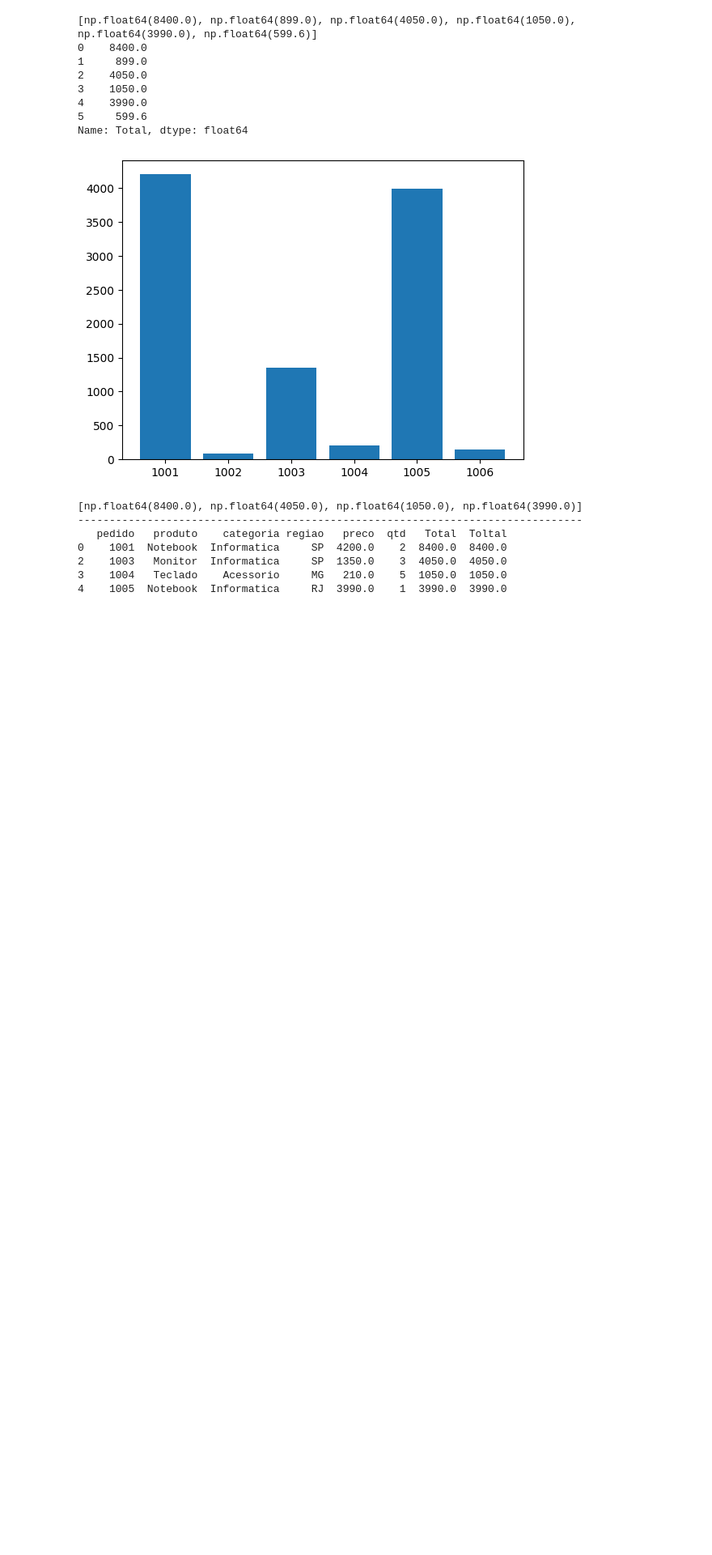
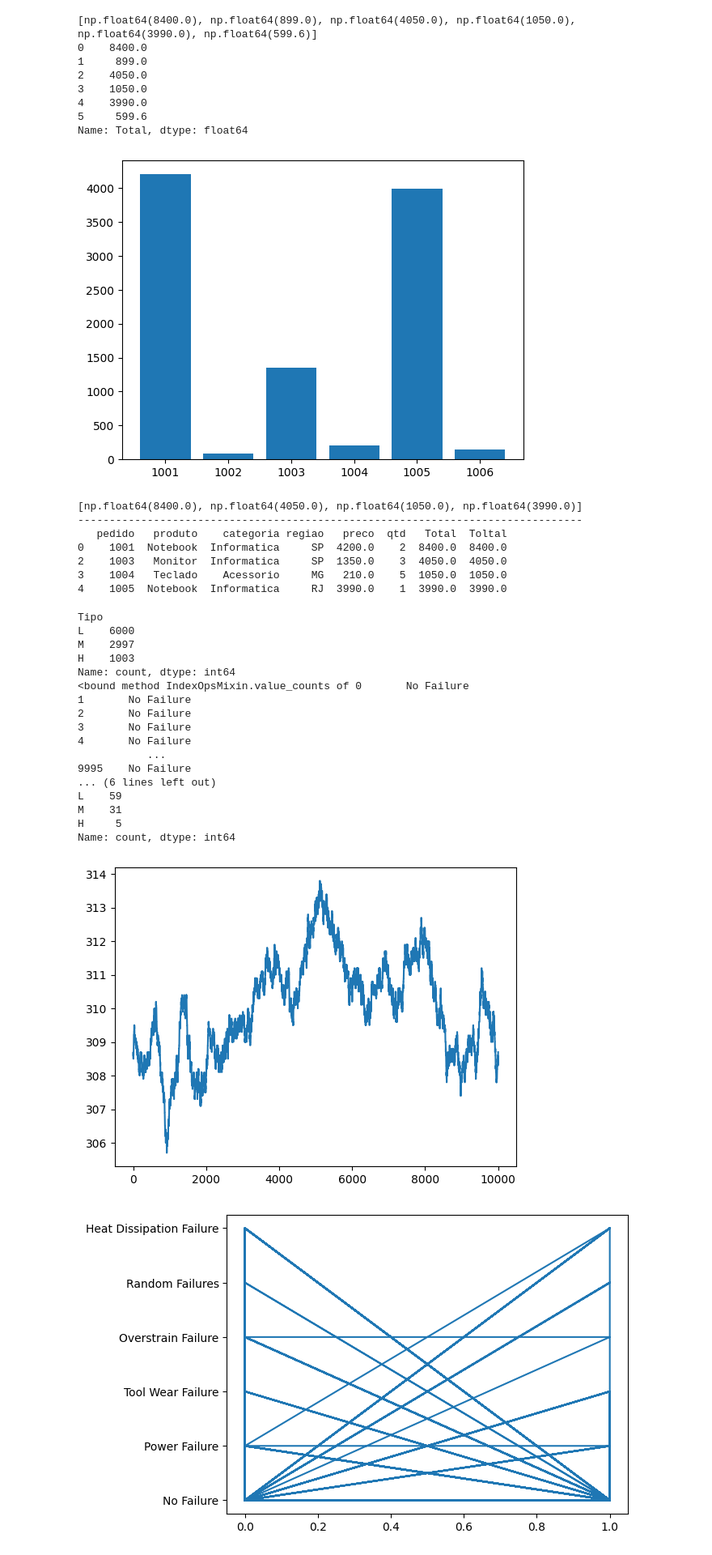
Before and after one commit to RavineEnvy/Python-1ESPZ, a Jupyter notebook: aula-05-segundo-semestre/python.ipynb, the cells around one changed output. Shown at 81% size. Drawn from its saved outputs; the diff is of its cells as text; code cells hidden in the pictures; blank space fills up the shorter version.

```diff
--- a/aula-05-segundo-semestre/python.ipynb
+++ b/aula-05-segundo-semestre/python.ipynb
@@ -89,3 +97,77 @@ Name: Total, dtype: float64
 2    1003   Monitor  Informatica     SP  1350.0    3  4050.0  4050.0
 3    1004   Teclado    Acessorio     MG   210.0    5  1050.0  1050.0
 4    1005  Notebook  Informatica     RJ  3990.0    1  3990.0  3990.0
+# %%
+import pandas as pd
+
+#Exercícios
+
+#1. Faça um filtro para retornar apenas máquinas do tipo L, depois H, depois M.
+
+df = pd.read_csv("manutencao_preditiva.csv")
+
+dados_l = df[df['Tipo'] == 'L']
+dados_M = df[df['Tipo'] == 'M']
+dados_H = df[df['Tipo'] == 'H']
+
+#2. Verifique quantos registros há para cada tipo de máquina.
+
+print(df['Tipo'].value_counts())
+
+#3. Verifique quantos registros existem para cada tipo de falha.
+
+print(df['Tipo da Falha'].value_counts)
+
+#4. Fala um filtro para mostrar apenas as informações da falha do tipo power failure
+
+df_PF = df[df['Tipo da Falha'] == 'Power Failure']
+
+#5. Verifique quantos registros há de cada tipo de máquina quando houver apenas o tipo de falha power failure.
+
+print(df_PF['Tipo'].value_counts())
+
+#6. Plote a curva de temperatura do processo, depois a velocidade de rotação, depois o torque levando em conta o exercício 5.
+
+import matplotlib.pyplot as plt
+
+x = df['UDI']
+y1 = df['Temperatura Processo [K]']
+y2 = df['Velocidade Rotacao [rpm]']
+y3 = df['Torque [Nm]']
+
+plt.plot(x, y1)
+plt.show()
+
+#7. Será que é correto plotar os gráficos do exercício anterior? Porque sim ou não?
+
+#Não, porque existem 3 tipos de máquina e percisa plotar para cada tipo para que seja um gráfico viável e conseguir entender o que está acontecendo em cada tipo de máquina.
+
+df[(df['Tipo da Falha'] == 'Power Failure') & (df['Tipo'] == 'H')]
+
+#8. Plote os gráficos do exercício anterior da forma correta.
+
+x1 = df['Tipo'] == 'H'
+y4 = df['Tipo da Falha']
+
+plt.plot(x1, y4)
+plt.show()
+# %% [output]
+Tipo
+L    6000
+M    2997
+H    1003
+Name: count, dtype: int64
+<bound method IndexOpsMixin.value_counts of 0       No Failure
+1       No Failure
+2       No Failure
+3       No Failure
+4       No Failure
+           ...
+9995    No Failure
+... (6 lines left out)
+L    59
+M    31
+H     5
+Name: count, dtype: int64
+[figure, added]
+[figure, added]
```
Also changed, not shown: parts of 1 cell of this notebook, 1 other file.
